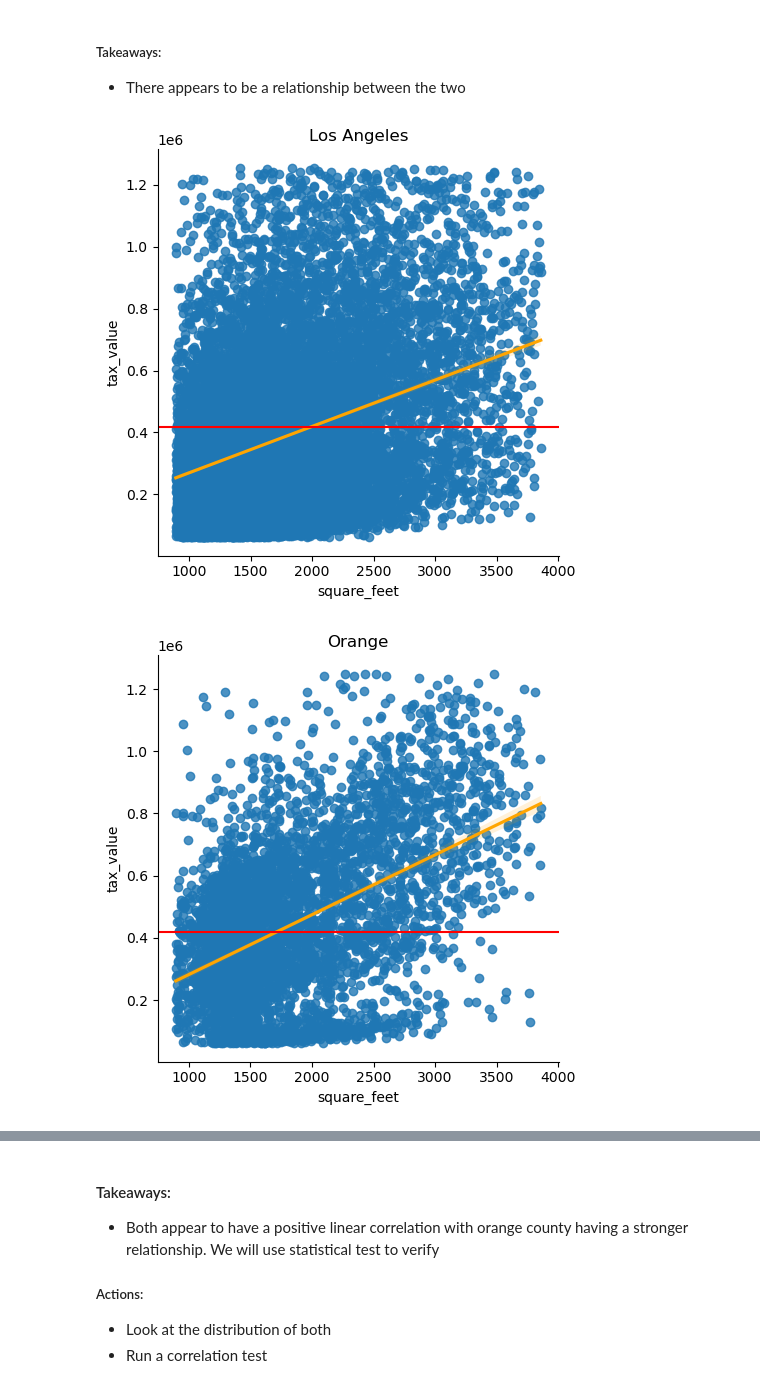
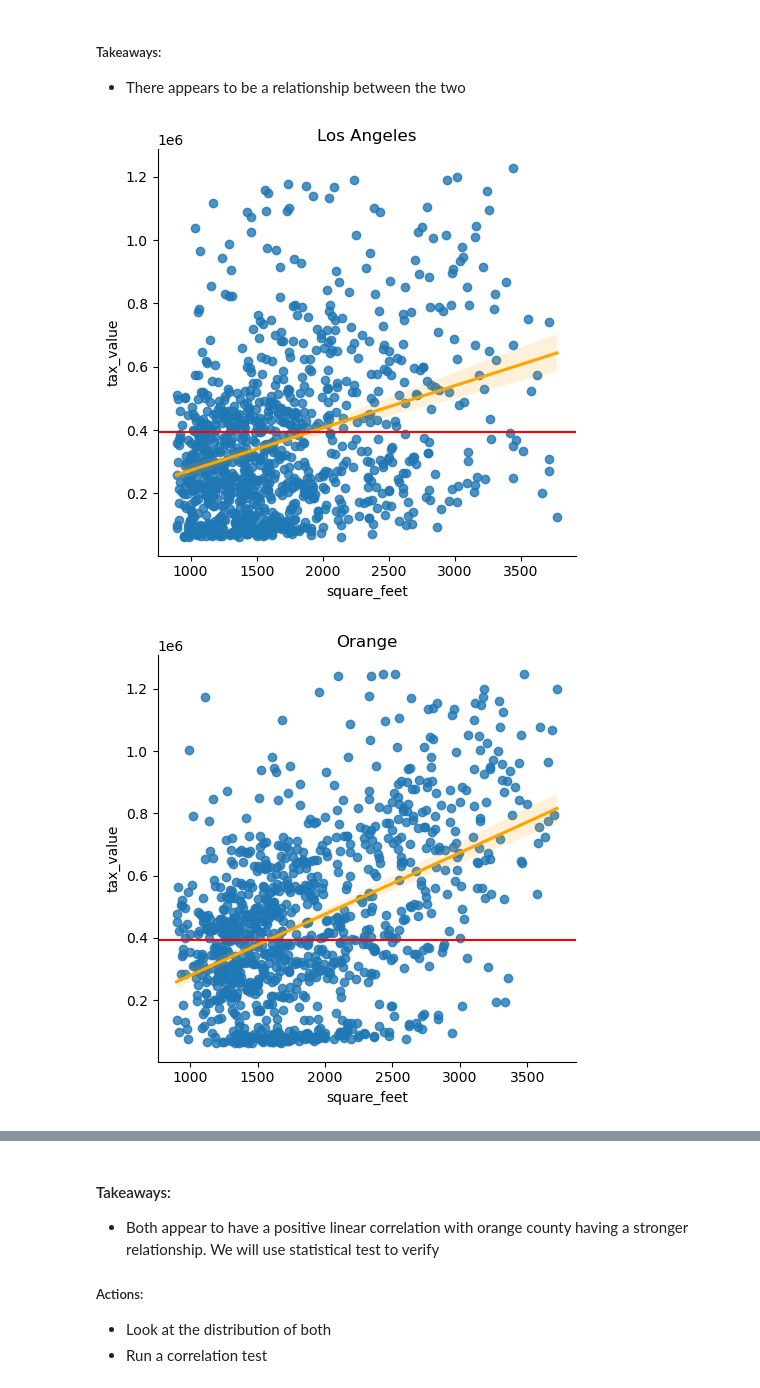
Before and after one commit to aaron-mv-moore/regression-zillow-project, a Jupyter notebook: explore_working_zillow.ipynb, the cells around one changed output, grey strips where cells are left out. Saved outputs shown, nothing was run; the diff lists cells and outputs as text; code cells hidden in the pictures.

```diff
--- a/explore_working_zillow.ipynb
+++ b/explore_working_zillow.ipynb
@@ -364,0 +383,6 @@ train[oc_mask]
+# %%
+train, test, validate = wrangle_zillow()
+
+la_mask = (train.county == 'Los Angeles')
+oc_mask = (train.county == 'Orange')
+masks = [la_mask, oc_mask]
@@ -387,24 +484,25 @@ plt.show()
 - There appears to be a relationship between the two
 # %%
 col = 'square_feet'
-sns.lmplot(data=train[la_mask],
+target = 'tax_value'
+sns.lmplot(data=train[la_mask].sample(1000),
            x=col,
            y=target, line_kws={'color': 'orange'})
-plt.axhline(plot_data[target].mean(), c='r')
+plt.axhline(train[target].mean(), c='r')
 plt.title(f'{train[la_mask].county.iloc[1]}')
 plt.tight_layout()
 plt.show()
 # %% [output]
-[figure, old version]
+[figure, new version]
 # %%
 col = 'square_feet'
-sns.lmplot(data=train[oc_mask],
+sns.lmplot(data=train[oc_mask].sample(1000),
            x=col,
            y=target, line_kws={'color': 'orange'})
-plt.axhline(plot_data[target].mean(), c='r')
+plt.axhline(train[target].mean(), c='r')
 plt.title(f'{train[oc_mask].county.iloc[1]}')
 plt.tight_layout()
 plt.show()
 # %% [output]
-[figure, old version]
+[figure, new version]
 # %%
```
Also changed, not shown: parts of 18 cells of this notebook, 5 other files.
